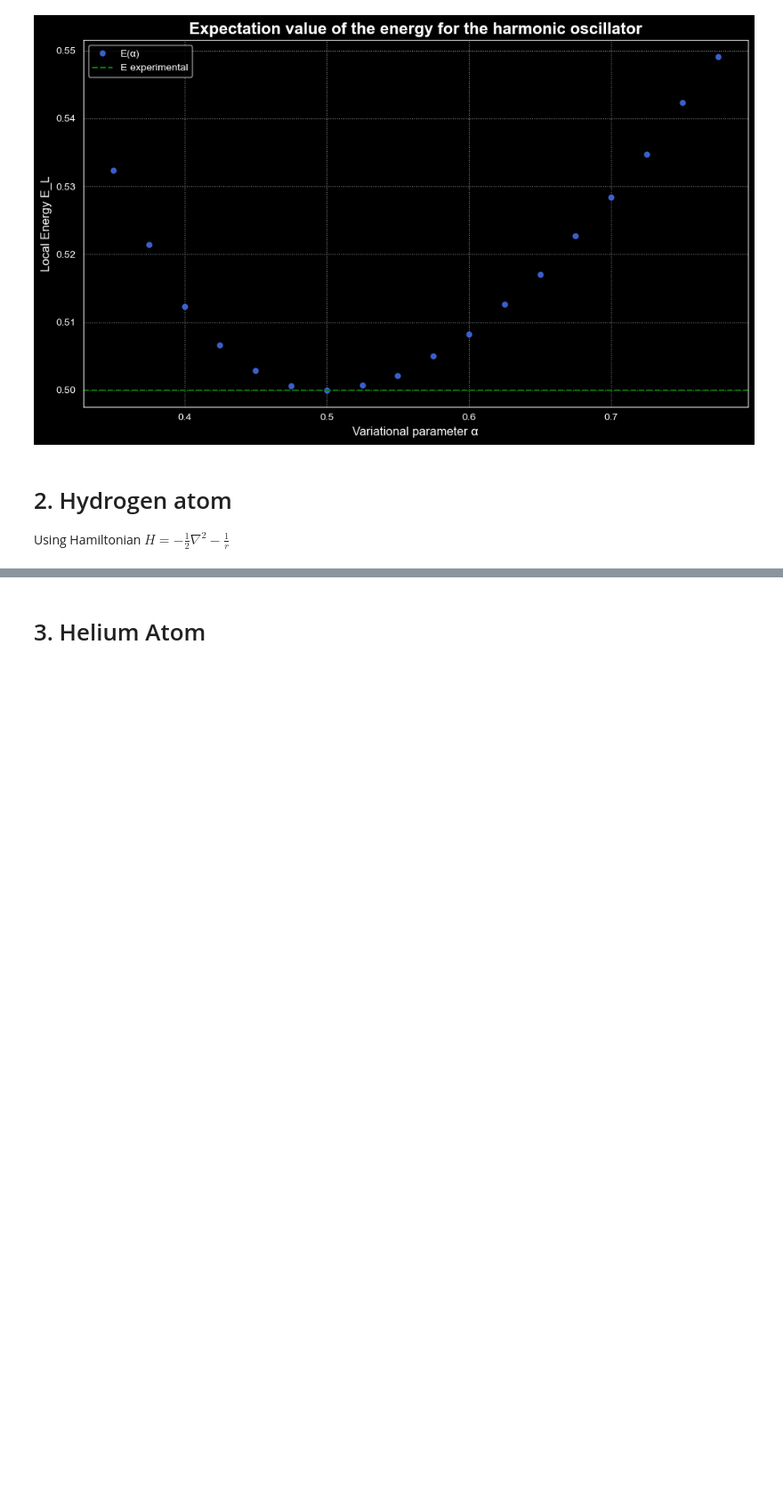
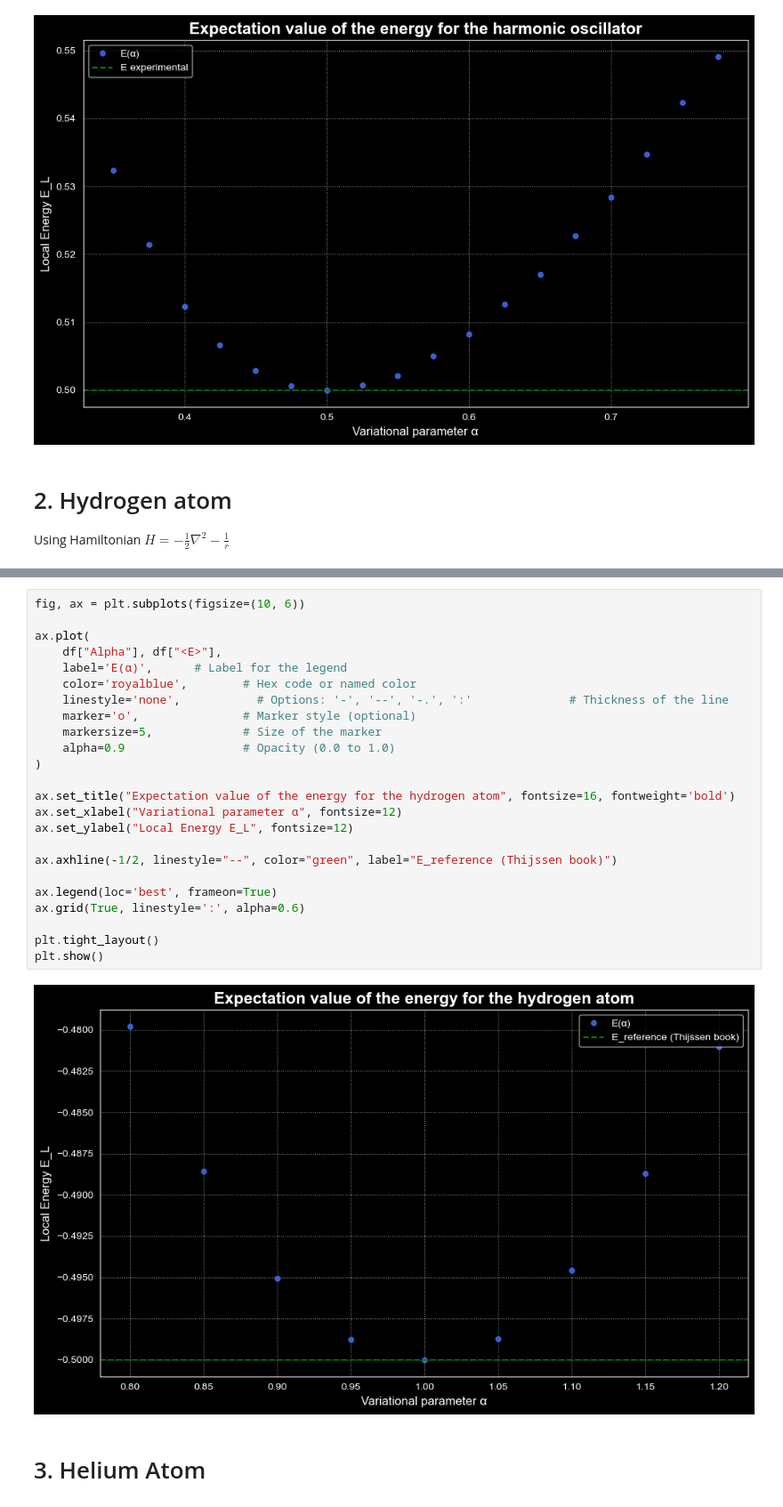
Before and after one commit to lordVelisch/variational-monte-carlo, a Jupyter notebook: main.ipynb, the cells around one changed output, grey strips where cells are left out. Shown at 89% size. Cells and saved outputs as stored; diff of their text form; blank space fills up the shorter version.

Commit message:
feat: add more plots and renames for clarification

```diff
--- a/main.ipynb
+++ b/main.ipynb
@@ -124,3 +128,29 @@ df
+# %%
+fig, ax = plt.subplots(figsize=(10, 6))
+
+ax.plot(
+    df["Alpha"], df["<E>"],
+    label='E(α)',      # Label for the legend
+    color='royalblue',        # Hex code or named color
+    linestyle='none',           # Options: '-', '--', '-.', ':'              # Thickness of the line
+    marker='o',               # Marker style (optional)
+    markersize=5,             # Size of the marker
+    alpha=0.9                 # Opacity (0.0 to 1.0)
+)
+
+ax.set_title("Expectation value of the energy for the hydrogen atom", fontsize=16, fontweight='bold')
+ax.set_xlabel("Variational parameter α", fontsize=12)
+ax.set_ylabel("Local Energy E_L", fontsize=12)
+
+ax.axhline(-1/2, linestyle="--", color="green", label="E_reference (Thijssen book)")
+
+ax.legend(loc='best', frameon=True)
+ax.grid(True, linestyle=':', alpha=0.6)
+
+plt.tight_layout()
+plt.show()
+# %% [output]
+[figure, added]
 # %% [markdown]
 #  3. Helium Atom
 # %%
```
Also changed, not shown: parts of 5 cells of this notebook.
